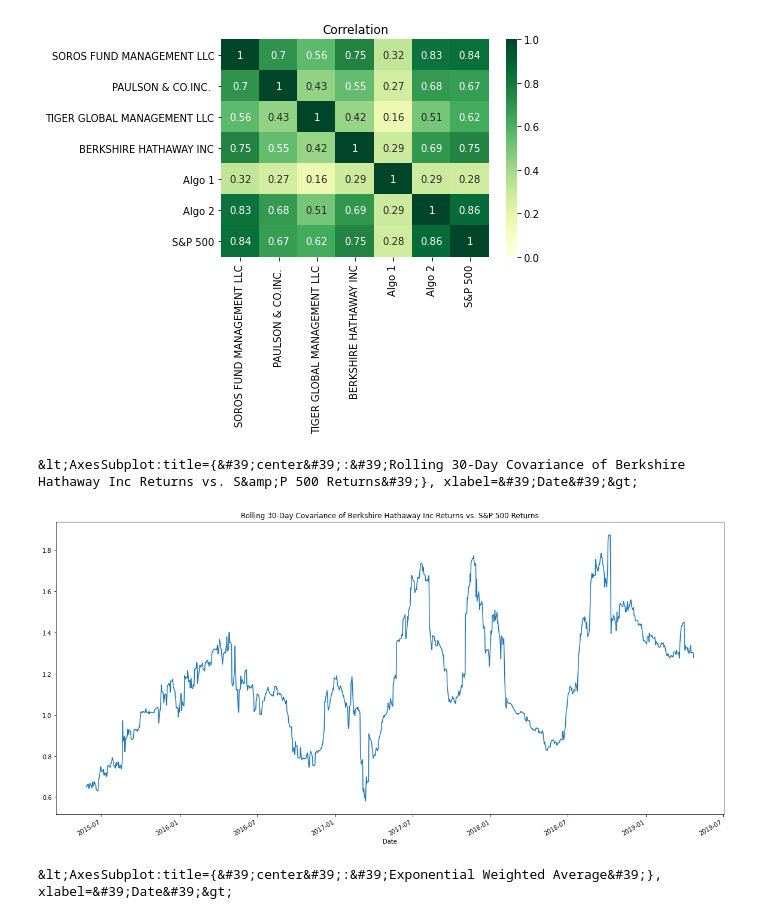
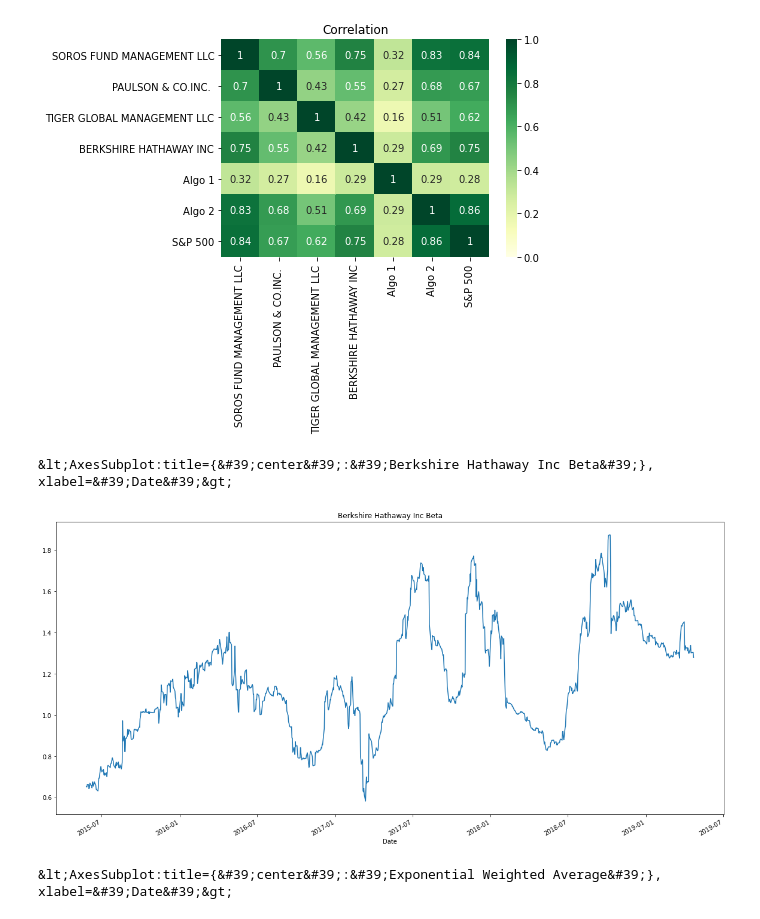
Before and after one commit to jonowens/a_whale_off_the_portfolio, a Jupyter notebook: whale_analysis.ipynb, the cells around one changed output. Cells and saved outputs as stored; diff of their text form; code cells hidden in the pictures.

Commit message:
Updated title on beta plot.

```diff
--- a/whale_analysis.ipynb
+++ b/whale_analysis.ipynb
@@ -284,13 +284,13 @@ Text(0.5, 1.0, &#39;Correlation&#39;)
 # %%
 # Calculate Beta for a single portfolio compared to the total market (S&P 500)
 # (Your graph may differ, dependent upon which portfolio you are comparing)
 rolling_covariance = combined_returns['BERKSHIRE HATHAWAY INC'].rolling(window=60).cov(combined_returns['S&P 500'])
 rolling_variance = combined_returns['S&P 500'].rolling(window=60).var()
 rolling_beta = rolling_covariance / rolling_variance
-rolling_beta.plot(figsize=(20,10), title="Rolling 30-Day Covariance of Berkshire Hathaway Inc Returns vs. S&P 500 Returns")
+rolling_beta.plot(figsize=(20,10), title="Berkshire Hathaway Inc Beta")
 # %% [output]
-&lt;AxesSubplot:title={&#39;center&#39;:&#39;Rolling 30-Day Covariance of Berkshire Hathaway Inc Returns vs. S&amp;P 500 Returns&#39;}, xlabel=&#39;Date&#39;&gt;
+&lt;AxesSubplot:title={&#39;center&#39;:&#39;Berkshire Hathaway Inc Beta&#39;}, xlabel=&#39;Date&#39;&gt;
-[figure, old version]
+[figure, new version]
 # %%
 # Calculate a rolling window using the exponentially weighted moving average.
 exponential_weighted_moving_average = rolling_covariance.ewm(halflife=10).mean()
```
